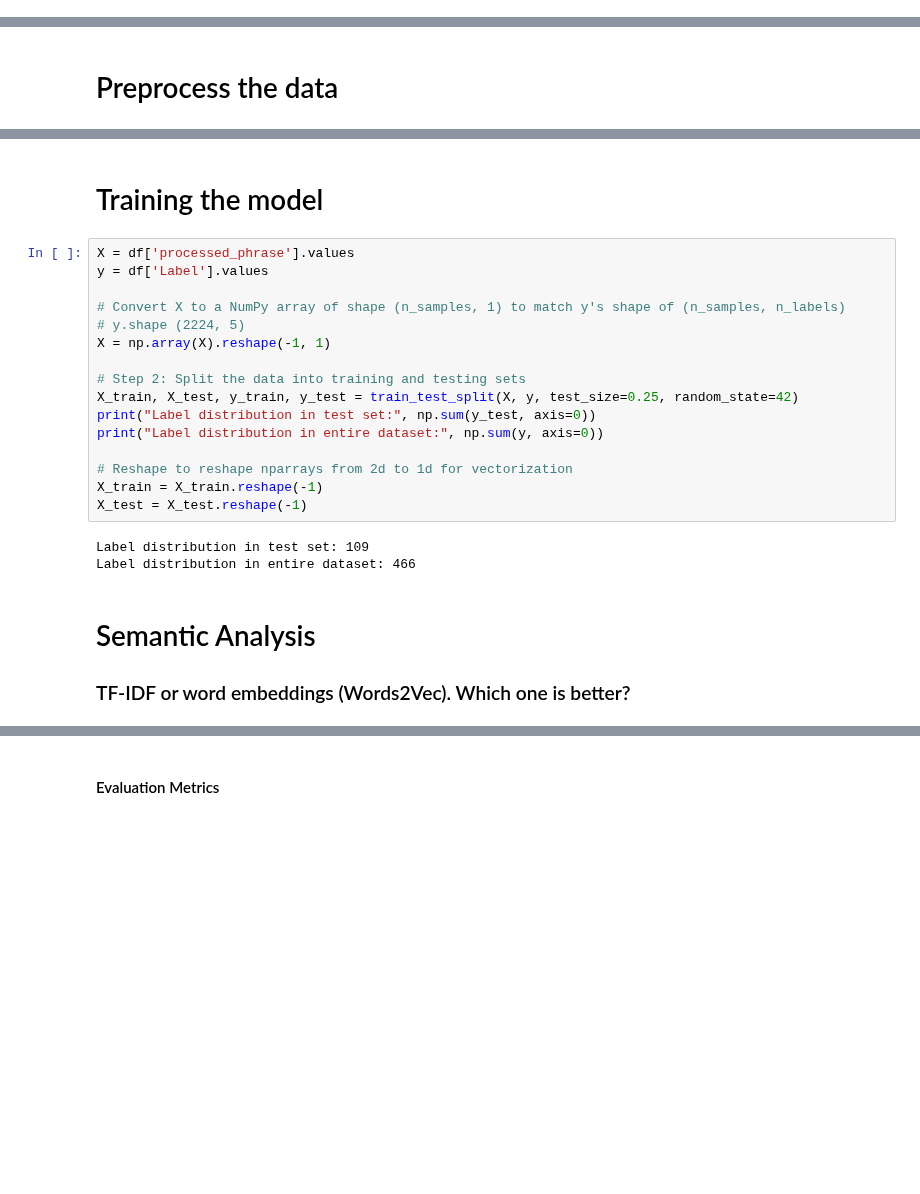
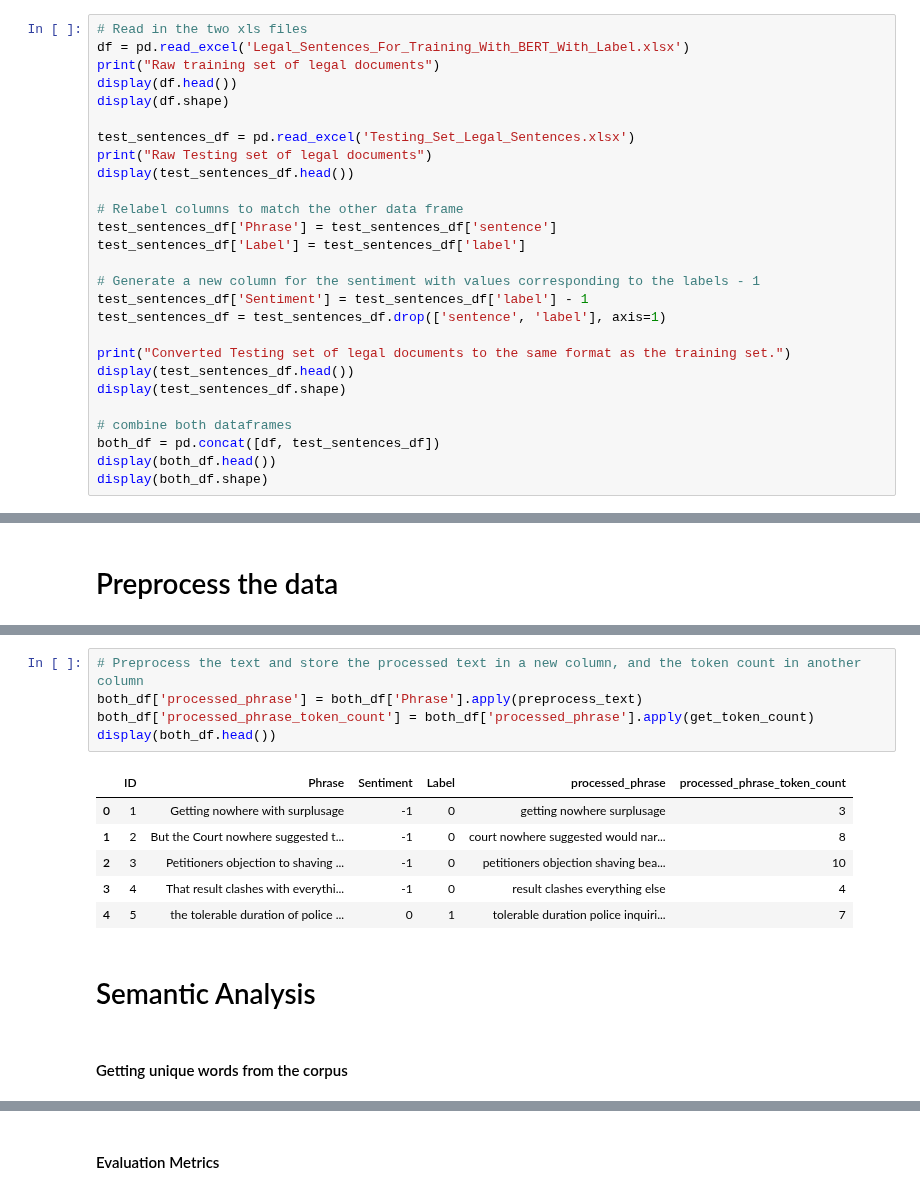
Before and after one commit to samancha/nlp-master, a Jupyter notebook: mod4/NLP_mod4_assignment.ipynb, the cells around one changed output, grey strips where cells are left out. Cells and saved outputs as stored; diff of their text form; blank space fills up the shorter version.

```diff
--- a/mod4/NLP_mod4_assignment.ipynb
+++ b/mod4/NLP_mod4_assignment.ipynb
@@ -53,0 +31,27 @@ display(both_df.head())
+# %%
+# Read in the two xls files
+df = pd.read_excel('Legal_Sentences_For_Training_With_BERT_With_Label.xlsx')
+print("Raw training set of legal documents")
+display(df.head())
+display(df.shape)
+
+test_sentences_df = pd.read_excel('Testing_Set_Legal_Sentences.xlsx')
+print("Raw Testing set of legal documents")
+display(test_sentences_df.head())
+
+# Relabel columns to match the other data frame
+test_sentences_df['Phrase'] = test_sentences_df['sentence']
+test_sentences_df['Label'] = test_sentences_df['label']
+
+# Generate a new column for the sentiment with values corresponding to the labels - 1
+test_sentences_df['Sentiment'] = test_sentences_df['label'] - 1
+test_sentences_df = test_sentences_df.drop(['sentence', 'label'], axis=1)
+
+print("Converted Testing set of legal documents to the same format as the training set.")
+display(test_sentences_df.head())
+display(test_sentences_df.shape)
+
+# combine both dataframes
+both_df = pd.concat([df, test_sentences_df])
+display(both_df.head())
+display(both_df.shape)
@@ -182,26 +198,17 @@ display(df.head())
-# %% [markdown]
-# Training the model
-# %%
-X = df['processed_phrase'].values
-y = df['Label'].values
-
-# Convert X to a NumPy array of shape (n_samples, 1) to match y's shape of (n_samples, n_labels)
-# y.shape (2224, 5)
-X = np.array(X).reshape(-1, 1)
-
-# Step 2: Split the data into training and testing sets
-X_train, X_test, y_train, y_test = train_test_split(X, y, test_size=0.25, random_state=42)
-print("Label distribution in test set:", np.sum(y_test, axis=0))
-print("Label distribution in entire dataset:", np.sum(y, axis=0))
-
-# Reshape to reshape nparrays from 2d to 1d for vectorization
-X_train = X_train.reshape(-1)
-X_test = X_test.reshape(-1)
-# %% [output]
-Label distribution in test set: 109
-Label distribution in entire dataset: 466
-# %% [markdown]
-# Semantic Analysis
-
-### TF-IDF or word embeddings (Words2Vec). Which one is better?
+# %%
+# Preprocess the text and store the processed text in a new column, and the token count in another column
+both_df['processed_phrase'] = both_df['Phrase'].apply(preprocess_text)
+both_df['processed_phrase_token_count'] = both_df['processed_phrase'].apply(get_token_count)
+display(both_df.head())
+# %% [output]
+|  | ID | Phrase | Sentiment | Label | processed_phrase | processed_phrase_token_count |
+| 0 | 1 | Getting nowhere with surplusage | -1 | 0 | getting nowhere surplusage | 3 |
+| 1 | 2 | But the Court nowhere suggested t... | -1 | 0 | court nowhere suggested would nar... | 8 |
+| 2 | 3 | Petitioners objection to shaving ... | -1 | 0 | petitioners objection shaving bea... | 10 |
+| 3 | 4 | That result clashes with everythi... | -1 | 0 | result clashes everything else | 4 |
+| 4 | 5 | the tolerable duration of police ... | 0 | 1 | tolerable duration police inquiri... | 7 |
+# %% [markdown]
+# Semantic Analysis
+# %% [markdown]
+#### Getting unique words from the corpus
 # %%
```
Also changed, not shown: parts of 33 cells of this notebook, 5 other files.
